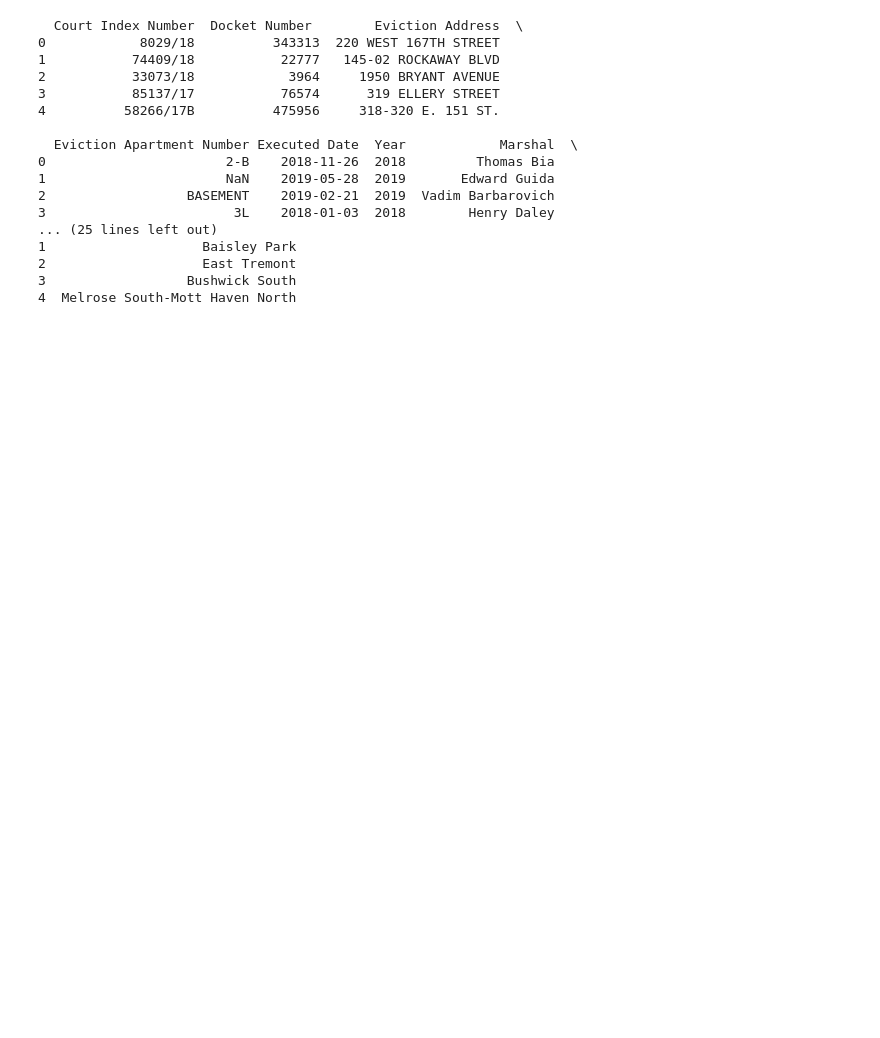
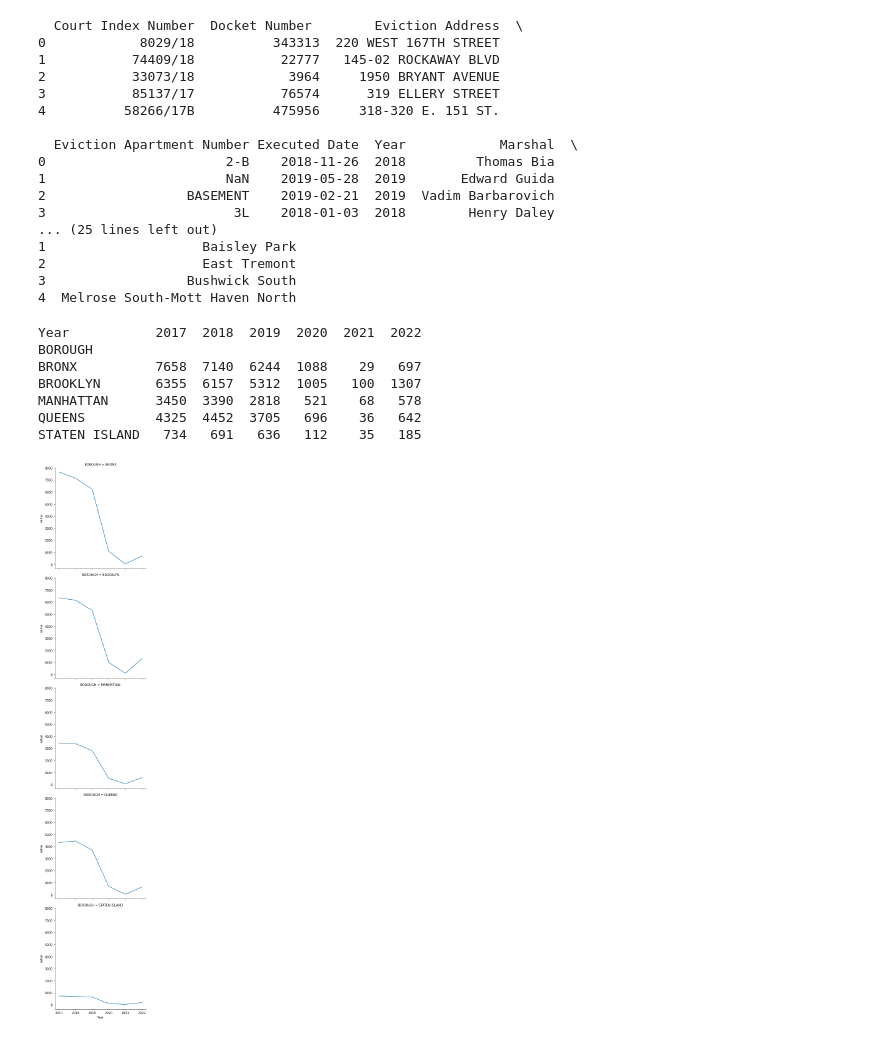
Before and after one commit to jlenehan/NY_Evictions_Analysis, a Jupyter notebook: UCDPA_JohnLenehan.ipynb, the cells around one changed output. Drawn from its saved outputs; the diff is of its cells as text; code cells hidden in the pictures; blank space fills up the shorter version.

Commit message:
Adding pivot tables, graphing results

```diff
--- a/UCDPA_JohnLenehan.ipynb
+++ b/UCDPA_JohnLenehan.ipynb
@@ -223,0 +222,20 @@ print(evictions_by_borough)
+# %%
+#Get Evictions by borough, year
+evictions_by_borough = NY_Evictions.pivot_table(values='Court Index Number',index='BOROUGH', columns='Year', aggfunc='count')
+print(evictions_by_borough)
+
+borough_melt = pd.melt(evictions_by_borough,ignore_index=False)
+borough_melt = borough_melt.reset_index()
+
+sns.relplot(x=borough_melt['Year'],y=borough_melt['value'],kind='line',row=borough_melt['BOROUGH'])
+
+plt.show()
+# %% [output]
+Year           2017  2018  2019  2020  2021  2022
+BOROUGH
+BRONX          7658  7140  6244  1088    29   697
+BROOKLYN       6355  6157  5312  1005   100  1307
+MANHATTAN      3450  3390  2818   521    68   578
+QUEENS         4325  4452  3705   696    36   642
+STATEN ISLAND   734   691   636   112    35   185
+[figure, added]
```
Also changed, not shown: parts of 12 cells of this notebook.
